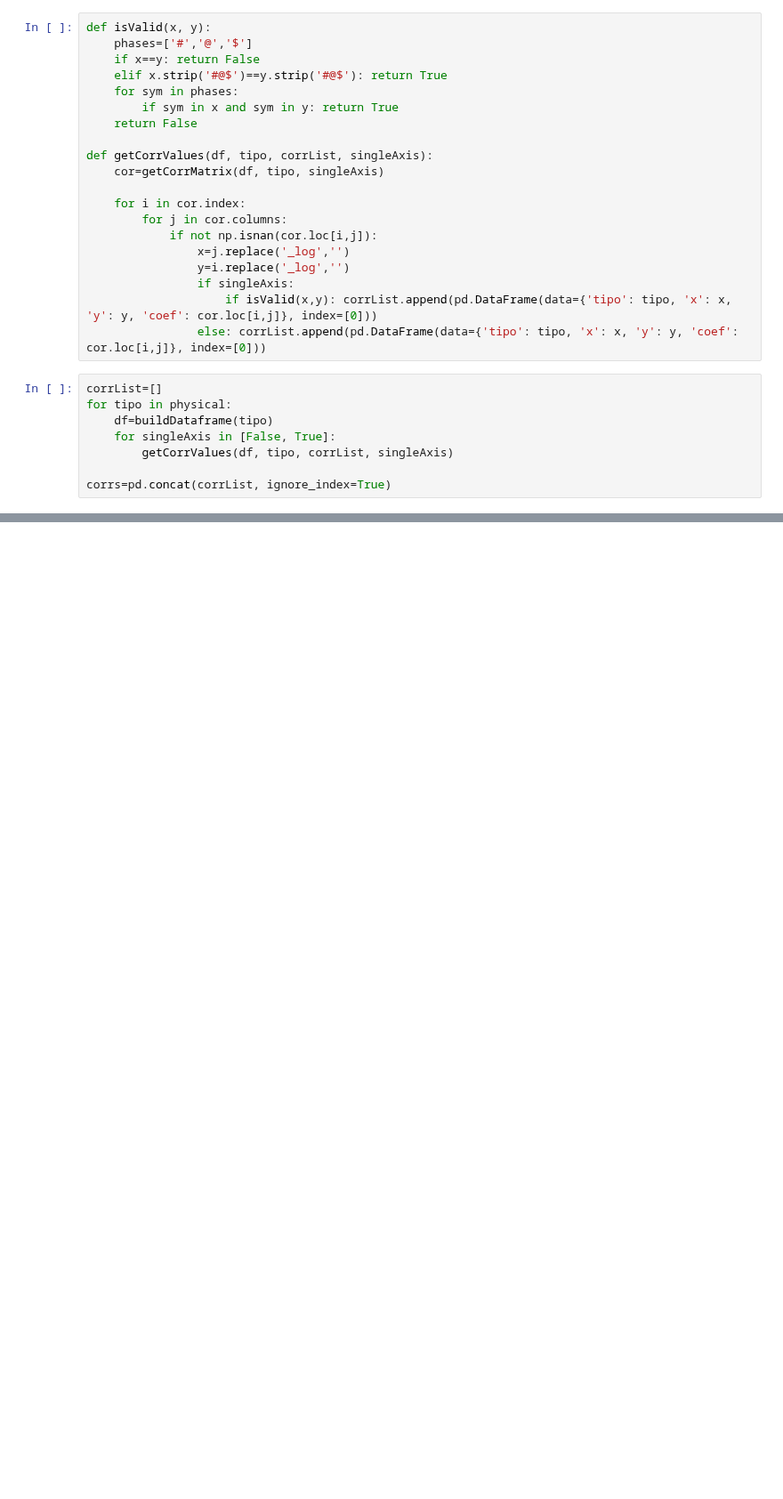
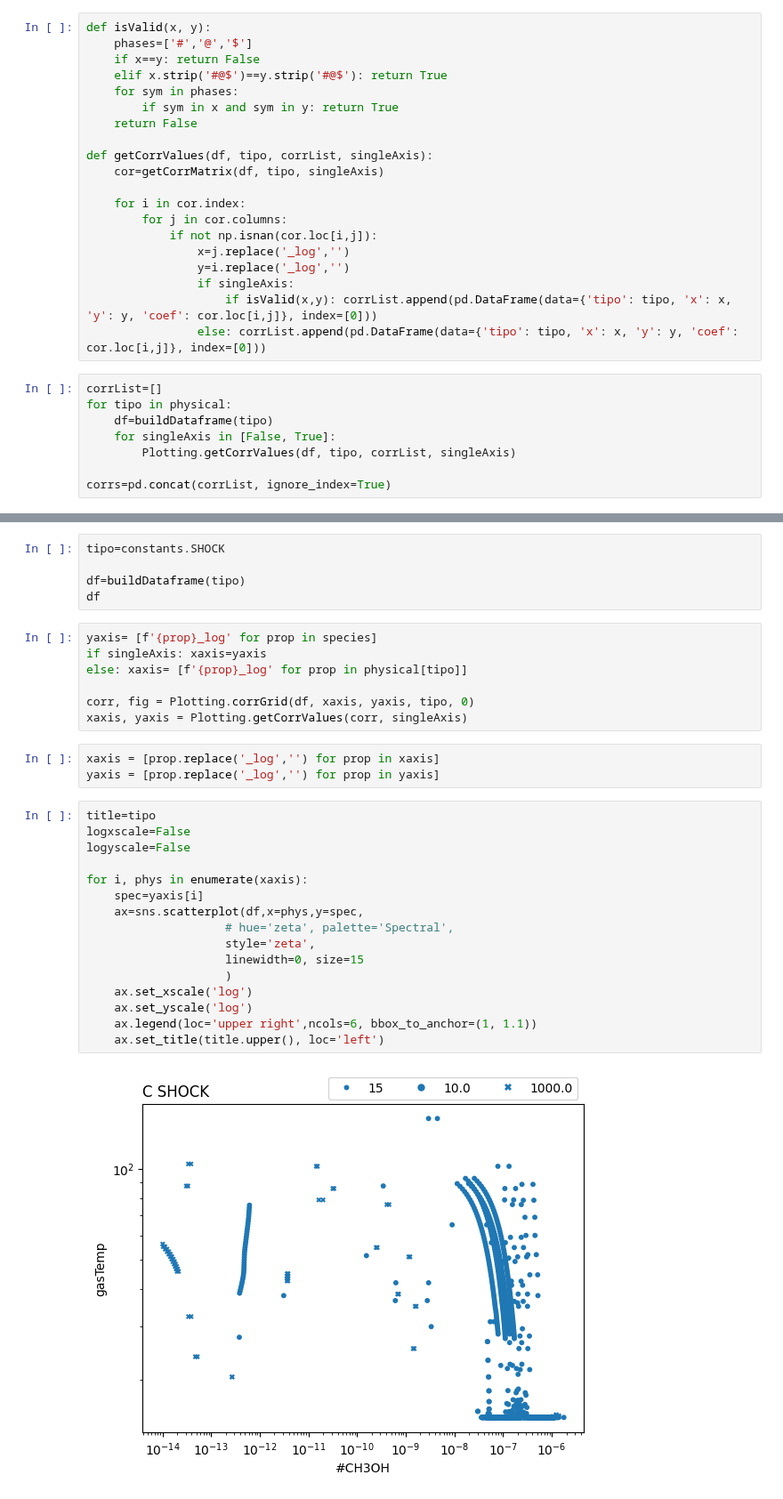
Before and after one commit to georgina-sampson/LEAPS-2024, a Jupyter notebook: Analysis/analysis.ipynb, the cells around one changed output, grey strips where cells are left out. Shown at 89% size. Saved outputs shown, nothing was run; the diff lists cells and outputs as text; blank space fills up the shorter version.

```diff
--- a/Analysis/analysis.ipynb
+++ b/Analysis/analysis.ipynb
@@ -51,6 +74,6 @@ corrList=[]
 for tipo in physical:
     df=buildDataframe(tipo)
     for singleAxis in [False, True]:
-        getCorrValues(df, tipo, corrList, singleAxis)
+        Plotting.getCorrValues(df, tipo, corrList, singleAxis)
 
 corrs=pd.concat(corrList, ignore_index=True)
@@ -68,0 +82,33 @@ corrs
+# %%
+tipo=constants.SHOCK
+
+df=buildDataframe(tipo)
+df
+# %%
+yaxis= [f'{prop}_log' for prop in species]
+if singleAxis: xaxis=yaxis
+else: xaxis= [f'{prop}_log' for prop in physical[tipo]]
+
+corr, fig = Plotting.corrGrid(df, xaxis, yaxis, tipo, 0)
+xaxis, yaxis = Plotting.getCorrValues(corr, singleAxis)
+# %%
+xaxis = [prop.replace('_log','') for prop in xaxis]
+yaxis = [prop.replace('_log','') for prop in yaxis]
+# %%
+title=tipo
+logxscale=False
+logyscale=False
+
+for i, phys in enumerate(xaxis):
+    spec=yaxis[i]
+    ax=sns.scatterplot(df,x=phys,y=spec,
+                    # hue='zeta', palette='Spectral',
+                    style='zeta',
+                    linewidth=0, size=15
+                    )
+    ax.set_xscale('log')
+    ax.set_yscale('log')
+    ax.legend(loc='upper right',ncols=6, bbox_to_anchor=(1, 1.1))
+    ax.set_title(title.upper(), loc='left')
+# %% [output]
+[figure, added]
```
Also changed, not shown: parts of 5 cells of this notebook, 4 other files.
